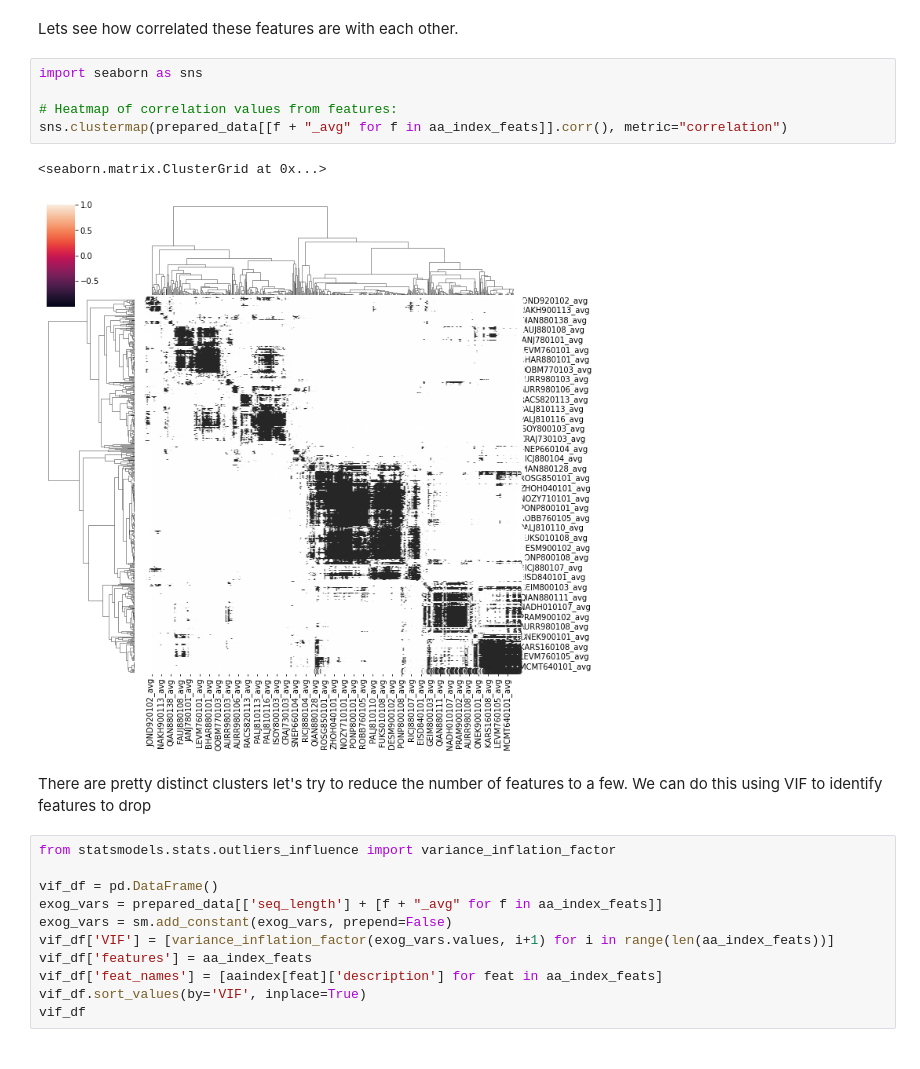
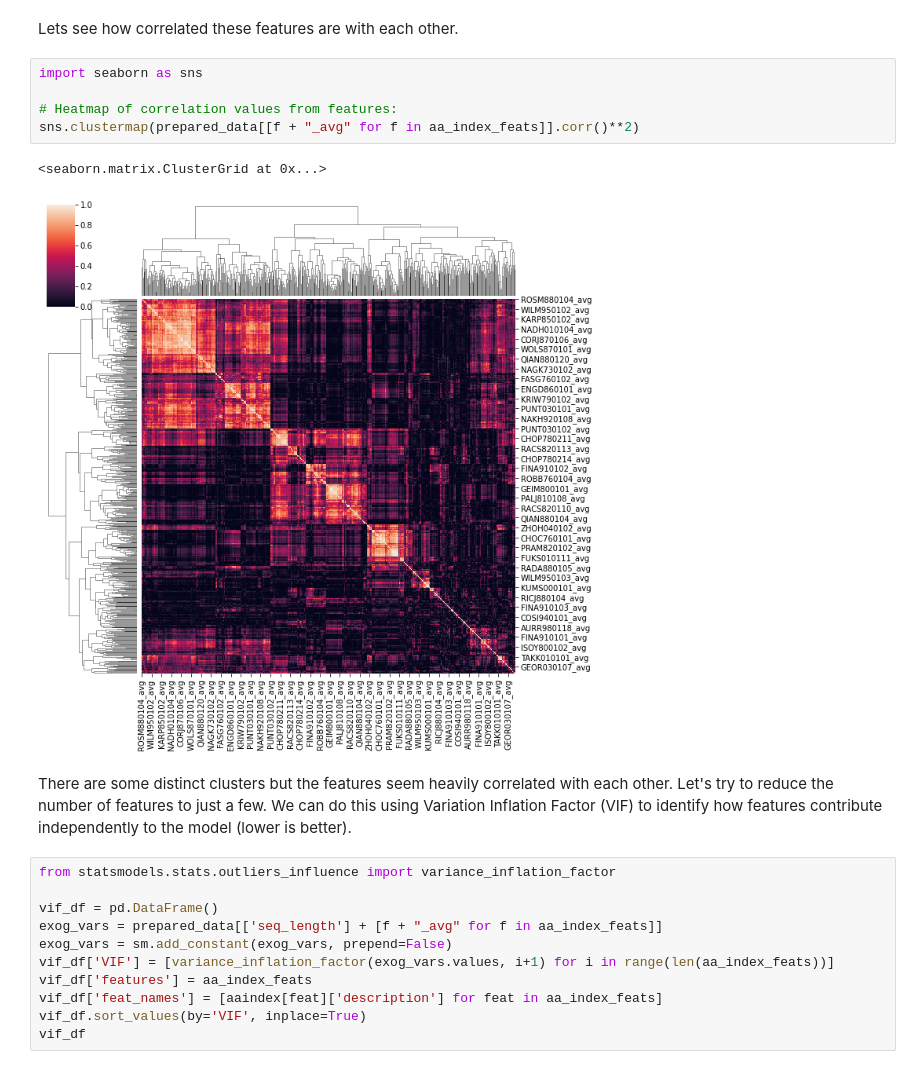
Before and after one commit to austinv11/IDP-Predictor, a Jupyter notebook: aaindex_feature_importance.ipynb, the cells around one changed output. Saved outputs shown, nothing was run; the diff lists cells and outputs as text.

```diff
--- a/aaindex_feature_importance.ipynb
+++ b/aaindex_feature_importance.ipynb
@@ -243,13 +245,13 @@ Lets see how correlated these features are with each other.
 # %%
 import seaborn as sns
 
 # Heatmap of correlation values from features:
-sns.clustermap(prepared_data[[f + "_avg" for f in aa_index_feats]].corr(), metric="correlation")
+sns.clustermap(prepared_data[[f + "_avg" for f in aa_index_feats]].corr()**2)
 # %% [output]
 <seaborn.matrix.ClusterGrid at 0x...>
-[figure, old version]
+[figure, new version]
 # %% [markdown]
-There are pretty distinct clusters let's try to reduce the number of features to a few. We can do this using VIF to identify features to drop
+There are some distinct clusters but the features seem heavily correlated with each other. Let's try to reduce the number of features to just a few. We can do this using Variation Inflation Factor (VIF) to identify how features contribute independently to the model (lower is better).
 # %%
 from statsmodels.stats.outliers_influence import variance_inflation_factor
 
```
Also changed, not shown: parts of 34 cells of this notebook, 1 other file.
